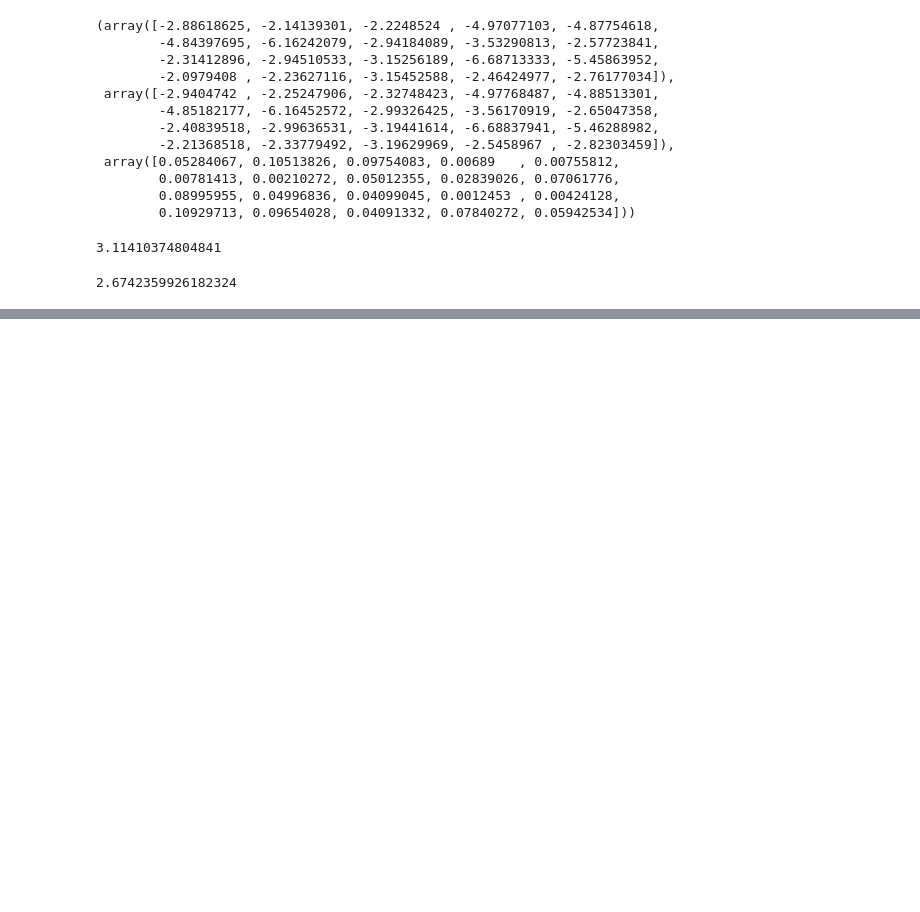
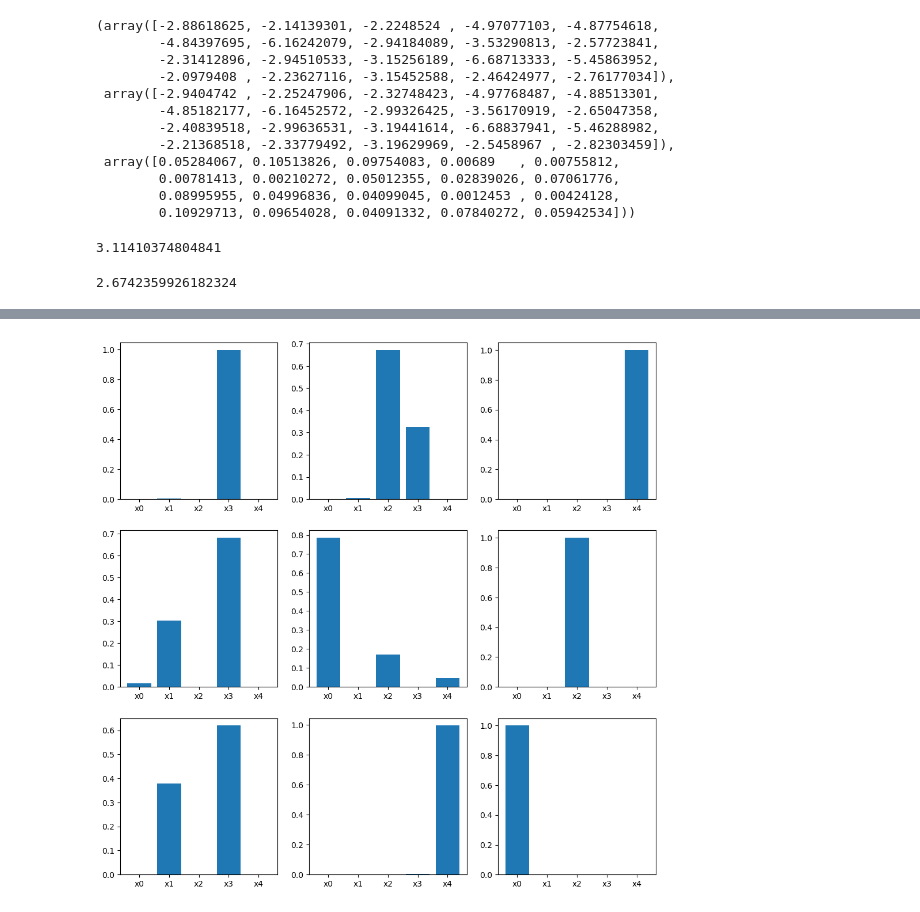
Before and after one commit to dnswlt/hexz, a Jupyter notebook: python/Hexz.ipynb, the cells around one changed output, grey strips where cells are left out. Cells and saved outputs as stored; diff of their text form; code cells hidden in the pictures; blank space fills up the shorter version.

```diff
--- a/python/Hexz.ipynb
+++ b/python/Hexz.ipynb
@@ -1237,0 +1251,10 @@ importlib.reload(hexz)
+# %%
+alpha = 0.03
+
+fix, axs = plt.subplots(3, 3, figsize=(12, 12))
+for i in range(3):
+    for j in range(3):
+        D = np.random.dirichlet([alpha] * 5)
+        axs[i][j].bar([f"x{d}" for d in range(len(D))], D)
+# %% [output]
+[figure, added]
```
Also changed, not shown: parts of 8 cells of this notebook, 1 other file.
